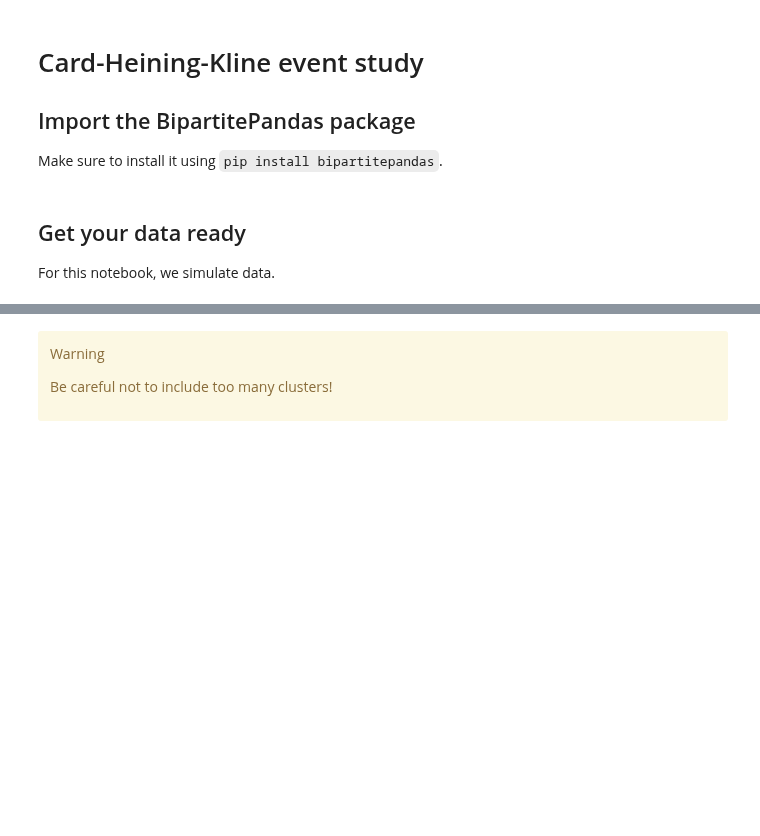
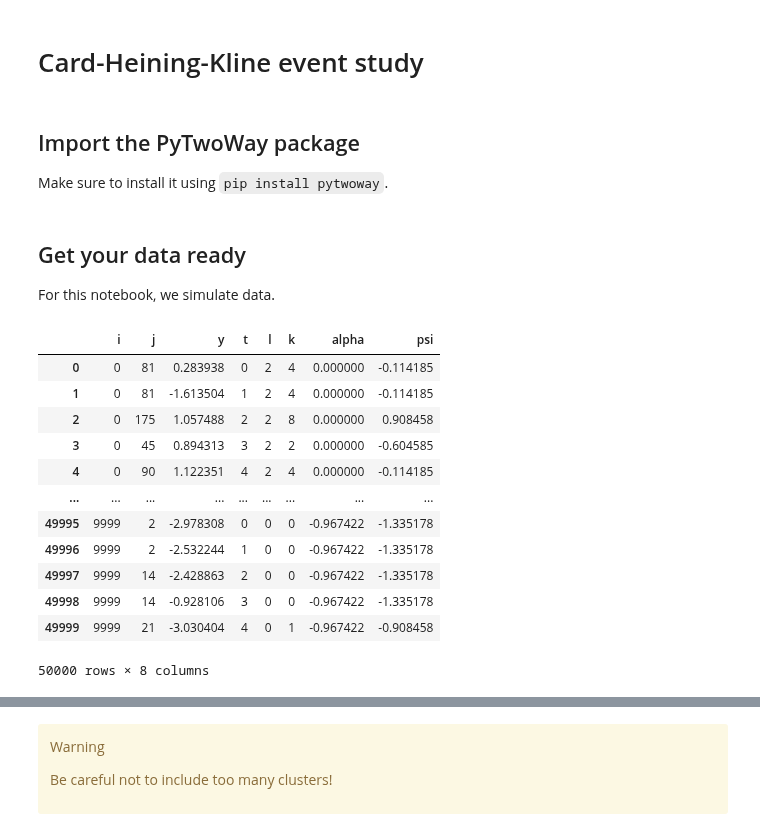
Before and after one commit to tlamadon/pytwoway, a Jupyter notebook: docs/source/notebooks/chk.ipynb, the cells around one changed output, grey strips where cells are left out. Cells and saved outputs as stored; diff of their text form; code cells hidden in the pictures; blank space fills up the shorter version.

```diff
--- a/docs/source/notebooks/chk.ipynb
+++ b/docs/source/notebooks/chk.ipynb
@@ -0,0 +1,2 @@
+# %% [markdown]
+# Card-Heining-Kline event study
@@ -1,7 +7,5 @@
 # %% [markdown]
-# Card-Heining-Kline event study
+## Import the PyTwoWay package
 
-## Import the BipartitePandas package
-
-Make sure to install it using `pip install bipartitepandas`.
+Make sure to install it using `pip install pytwoway`.
 # %%
@@ -10,3 +15,20 @@ import bipartitepandas as bpd
 ## Get your data ready
 
 For this notebook, we simulate data.
+# %%
+df = bpd.SimBipartite().simulate()
+display(df)
+# %% [output]
+|  | i | j | y | t | l | k | alpha | psi |
+| 0 | 0 | 81 | 0.283938 | 0 | 2 | 4 | 0.000000 | -0.114185 |
+| 1 | 0 | 81 | -1.613504 | 1 | 2 | 4 | 0.000000 | -0.114185 |
+| 2 | 0 | 175 | 1.057488 | 2 | 2 | 8 | 0.000000 | 0.908458 |
+| 3 | 0 | 45 | 0.894313 | 3 | 2 | 2 | 0.000000 | -0.604585 |
+| 4 | 0 | 90 | 1.122351 | 4 | 2 | 4 | 0.000000 | -0.114185 |
+| ... | ... | ... | ... | ... | ... | ... | ... | ... |
+| 49995 | 9999 | 2 | -2.978308 | 0 | 0 | 0 | -0.967422 | -1.335178 |
+| 49996 | 9999 | 2 | -2.532244 | 1 | 0 | 0 | -0.967422 | -1.335178 |
+| 49997 | 9999 | 14 | -2.428863 | 2 | 0 | 0 | -0.967422 | -1.335178 |
+| 49998 | 9999 | 14 | -0.928106 | 3 | 0 | 0 | -0.967422 | -1.335178 |
+| 49999 | 9999 | 21 | -3.030404 | 4 | 0 | 1 | -0.967422 | -0.908458 |
+50000 rows × 8 columns
```
Also changed, not shown: parts of 9 cells of this notebook, 3 other files.
